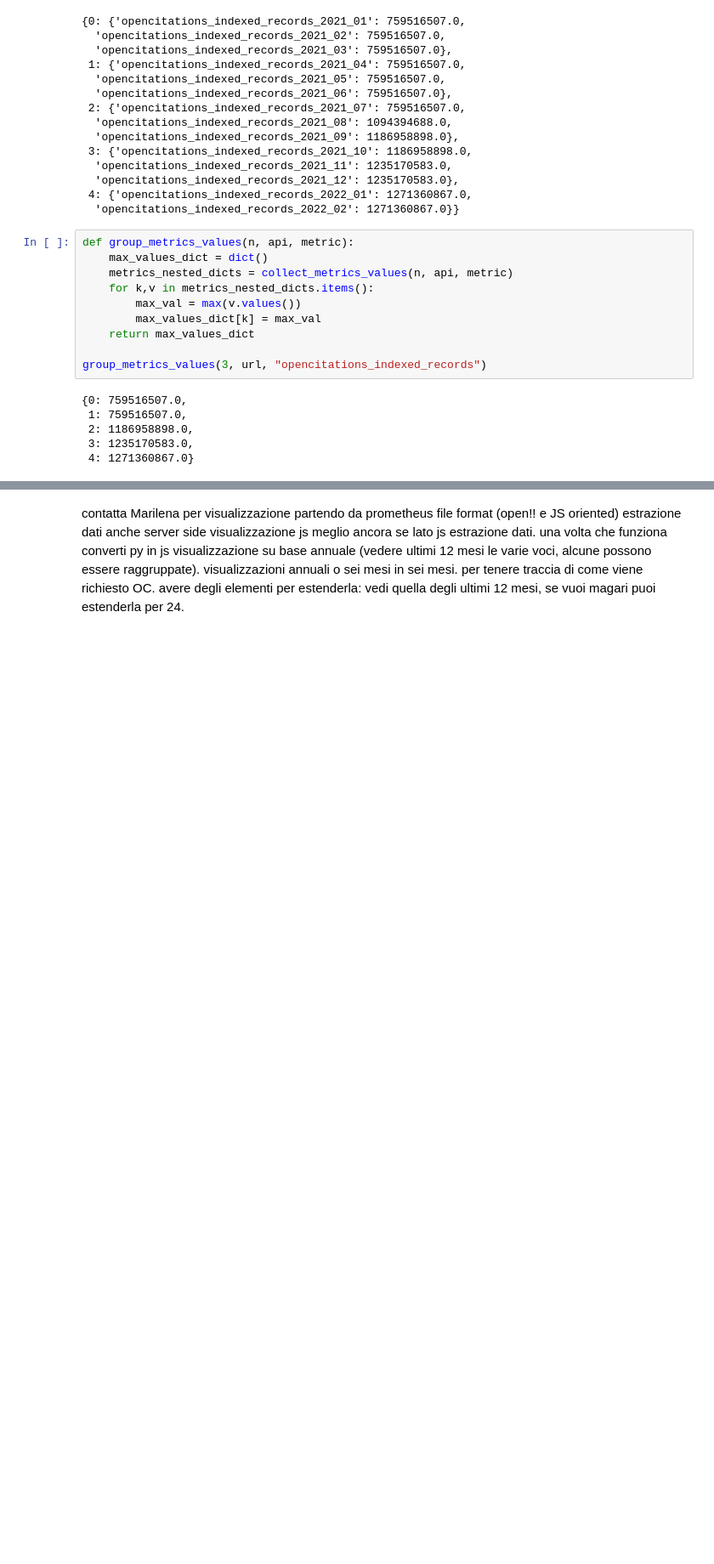
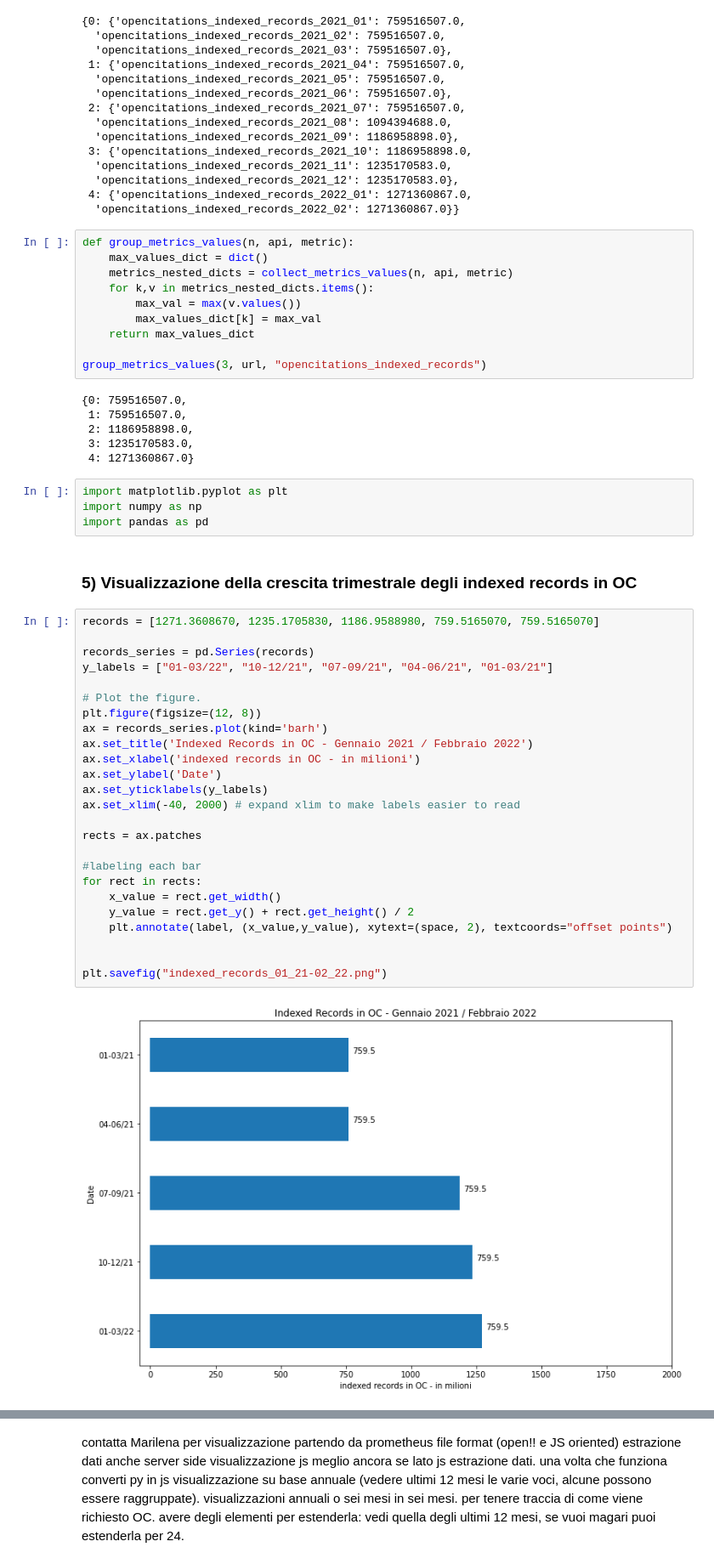
Before and after one commit to ariannamorettj/OC_Notebook, a Jupyter notebook: OC_AM_notebook.ipynb, the cells around one changed output, grey strips where cells are left out. Shown at 85% size. Cells and saved outputs as stored; diff of their text form; blank space fills up the shorter version.

```diff
--- a/OC_AM_notebook.ipynb
+++ b/OC_AM_notebook.ipynb
@@ -1563,3 +1568,36 @@ group_metrics_values(3, url, "opencitations_indexed_records")
  2: 1186958898.0,
  3: 1235170583.0,
  4: 1271360867.0}
+# %%
+import matplotlib.pyplot as plt
+import numpy as np
+import pandas as pd
+# %% [markdown]
+### 5) Visualizzazione della crescita trimestrale degli indexed records in OC
+# %%
+records = [1271.3608670, 1235.1705830, 1186.9588980, 759.5165070, 759.5165070]
+
+records_series = pd.Series(records)
+y_labels = ["01-03/22", "10-12/21", "07-09/21", "04-06/21", "01-03/21"]
+
+# Plot the figure.
+plt.figure(figsize=(12, 8))
+ax = records_series.plot(kind='barh')
+ax.set_title('Indexed Records in OC - Gennaio 2021 / Febbraio 2022')
+ax.set_xlabel('indexed records in OC - in milioni')
+ax.set_ylabel('Date')
+ax.set_yticklabels(y_labels)
+ax.set_xlim(-40, 2000) # expand xlim to make labels easier to read
+
+rects = ax.patches
+
+#labeling each bar
+for rect in rects:
+    x_value = rect.get_width()
+    y_value = rect.get_y() + rect.get_height() / 2
+    plt.annotate(label, (x_value,y_value), xytext=(space, 2), textcoords="offset points")
+
+
+plt.savefig("indexed_records_01_21-02_22.png")
+# %% [output]
+[figure, added]
```
Also changed, not shown: parts of 6 cells of this notebook, 3 other files.
